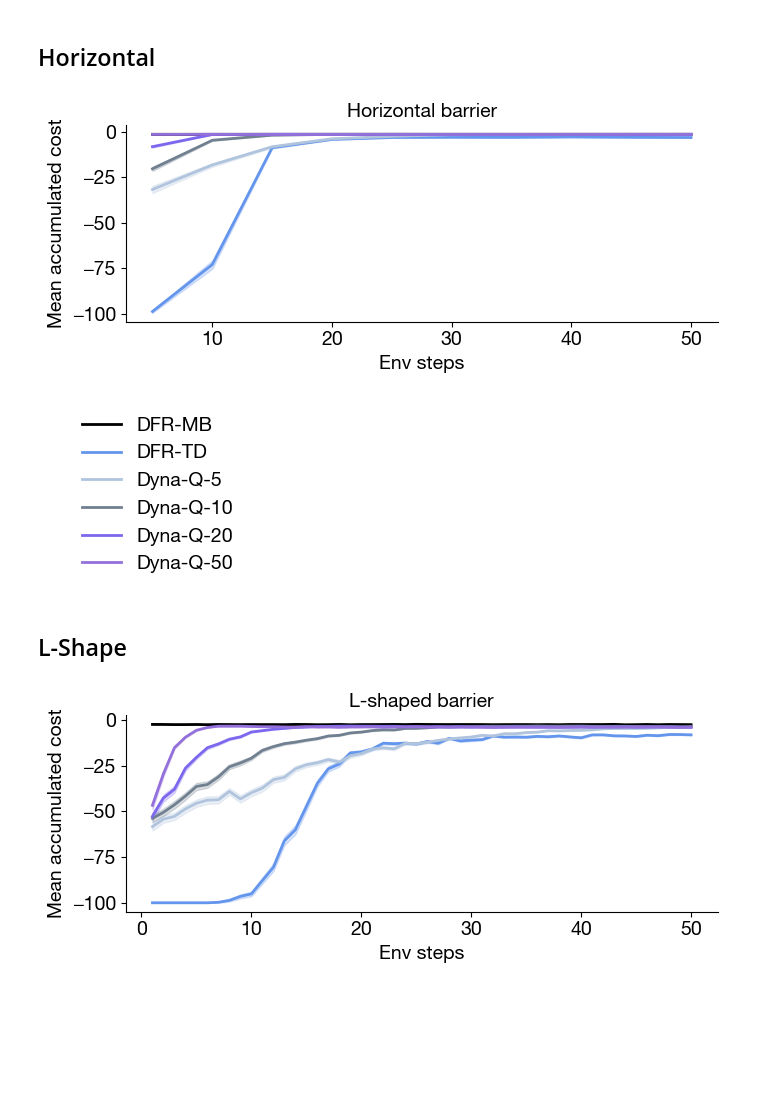
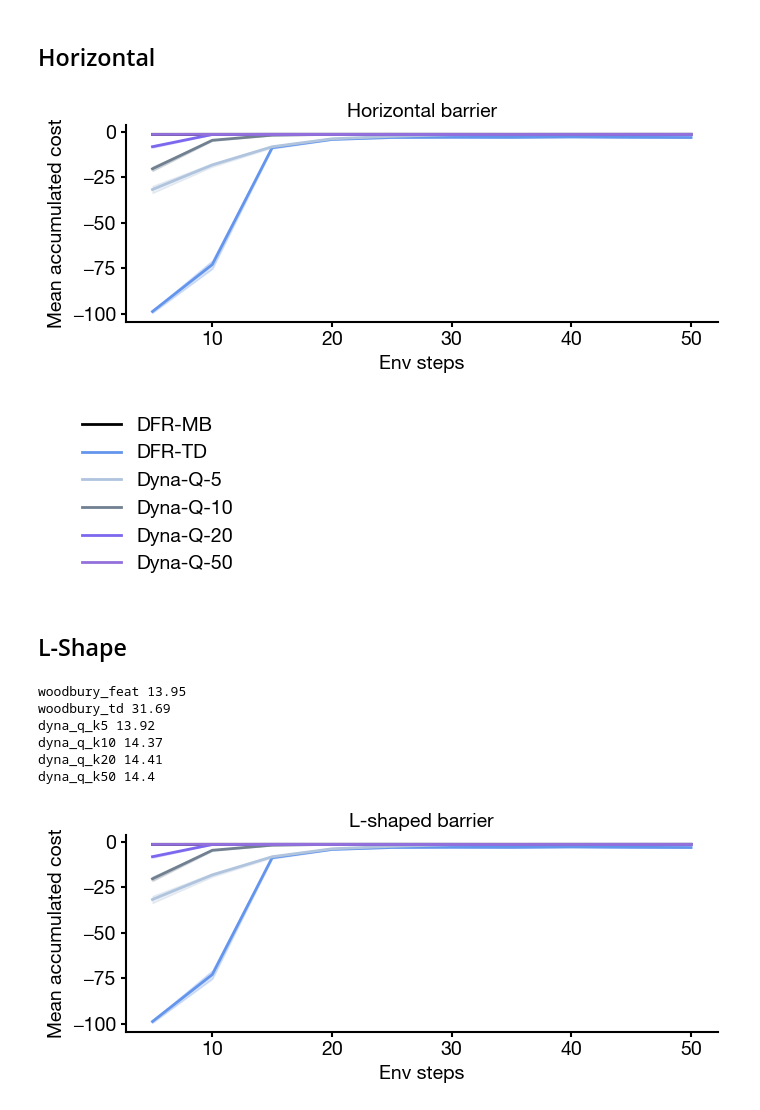
Before and after one commit to arminbazza/Default-Features, a Jupyter notebook: src/make_figs.ipynb, the cells around one changed output. Drawn from its saved outputs; the diff is of its cells as text; code cells hidden in the pictures; blank space fills up the shorter version.

```diff
--- a/src/make_figs.ipynb
+++ b/src/make_figs.ipynb
@@ -416,11 +416,11 @@ plt.rcParams['ytick.major.width'] = 1.5
 # %%
-save_path = FIG_DIR / 'planning/plan_open_H.png'
+# save_path = FIG_DIR / 'planning/plan_open_H_highlr.png'
 save_path = None
 
-data = np.load(DATA_DIR / "planning_open" / "horizontal" / "learning_curves_full.npz")
+data = np.load(DATA_DIR / "planning_open" / "horizontal" / "learning_curves_highlr.npz")
 
 steps = data["checkpoint_steps"] / 10000
-fig, ax = plt.subplots(figsize=(7, 3))
+fig, ax = plt.subplots(figsize=(8, 3))
 
 for key, label in MODELS.items():
     raw   = data[key].astype(float)
@@ -452,7 +452,8 @@ ax_leg.legend(handles, labels, loc="center", framealpha=0.0, fontsize=14)
 ax_leg.axis("off")
 plt.tight_layout()
 
-save_path = FIG_DIR / 'legend.png'
+# save_path = FIG_DIR / 'legend.png'
+save_path = None
 if save_path is not None:
     plt.savefig(save_path, bbox_inches='tight', dpi=300)
 
@@ -465,10 +466,10 @@ plt.show()
 # %%
-save_path = FIG_DIR / 'planning/plan_open_L.png'
-# save_path = None
+# save_path = FIG_DIR / 'planning/plan_open_L_highlr.png'
+save_path = None
 
-data = np.load(DATA_DIR / "planning_open" / "angle" / "learning_curves_full.npz")
+data = np.load(DATA_DIR / "planning_open" / "angle" / "learning_curves_full_highlr.npz")
 
-steps = data["checkpoint_steps"] / 10000
+steps = data["checkpoint_steps"] / 1000
 fig, ax = plt.subplots(figsize=(8, 3))
 
 for key, label in MODELS.items():
@@ -502,10 +503,10 @@ plt.show()
 # %%
 data_goal = np.load(DATA_DIR / "planning_4room" / "goal" / "learning_curves_highlr.npz")
 
-save_path = FIG_DIR / 'planning/plan_4room_goal_cost_highlr.png'
-# save_path = None
+# save_path = FIG_DIR / 'planning/plan_4room_goal_cost_highlr.png'
+save_path = None
 
-steps = data_goal["checkpoint_steps"] / 10000
+steps = data_goal["checkpoint_steps"] / 1000
 
 fig, axes = plt.subplots(1, 2, figsize=(12, 3), sharey=False)
 titles    = ["Same room", "Different room"]
@@ -808,7 +809,7 @@ COLORS = {
 # %%
 data = np.load(DATA_DIR / "planning_open" / "horizontal_mc" / "learning_curves_lr0.01.npz")
 # %%
-# save_path = FIG_DIR / 'planning/plan_open_H.png'
+# save_path = FIG_DIR / 'planning/plan_open_H_MC.png'
 save_path = None
 
 steps = data["checkpoint_steps"] / 1000
@@ -822,42 +823,43 @@ for key, label in MODELS.items():
 
     ax.plot(steps, mean, color=COLORS[key], lw=2, label=label)
     ax.fill_between(steps, mean - sem, mean + sem,
                     color=COLORS[key], alpha=0.25)
 
 ax.set_xlabel("Env steps", fontsize=14)
 ax.set_ylabel("Mean accumulated cost", fontsize=14)
 ax.set_title("Horizontal barrier", fontsize=14)
 ax.tick_params(labelsize=14)
 ax.spines[["top", "right"]].set_visible(False)
 
 plt.tight_layout()
 
 if save_path is not None:
     plt.savefig(save_path, bbox_inches='tight', dpi=300)
 
 plt.show()
 
 # --- standalone legend ---
 handles, labels = ax.get_legend_handles_labels()
 fig_leg, ax_leg = plt.subplots(figsize=(2.5, 1.4))
 ax_leg.legend(handles, labels, loc="center", framealpha=0.0, fontsize=14)
 ax_leg.axis("off")
 plt.tight_layout()
 
-save_path = FIG_DIR / 'legend.png'
+# save_path = FIG_DIR / 'legend_MC.png'
+save_path = None
 if save_path is not None:
     plt.savefig(save_path, bbox_inches='tight', dpi=300)
 
 plt.show()
 # %% [output]
-[figure, old version]
+[figure, new version]
 [figure]
 # %% [markdown]
 ## L-Shape
 # %%
 data = np.load(DATA_DIR / "planning_open" / "angle_mc" / "learning_curves_lr0.01.npz")
 # %%
-# save_path = FIG_DIR / 'planning/plan_open_H.png'
+# save_path = FIG_DIR / 'planning/plan_open_L_MC.png'
 save_path = None
 
 steps = data["checkpoint_steps"] / 1000
@@ -865,6 +867,7 @@ fig, ax = plt.subplots(figsize=(7, 3))
 
 for key, label in MODELS.items():
     raw   = data[key].astype(float)
+    print(key, raw[-1].mean())
     costs = -0.1 * raw
     mean  = costs.mean(axis=1)
     sem   = costs.std(axis=1) / np.sqrt(raw.shape[1])
@@ -886,4 +889,10 @@ if save_path is not None:
 
 plt.show()
 # %% [output]
+woodbury_feat 13.95
+woodbury_td 31.69
+dyna_q_k5 13.92
+dyna_q_k10 14.37
+dyna_q_k20 14.41
+dyna_q_k50 14.4
-[figure, old version]
+[figure, new version]
```
Also changed, not shown: parts of 8 cells of this notebook.
